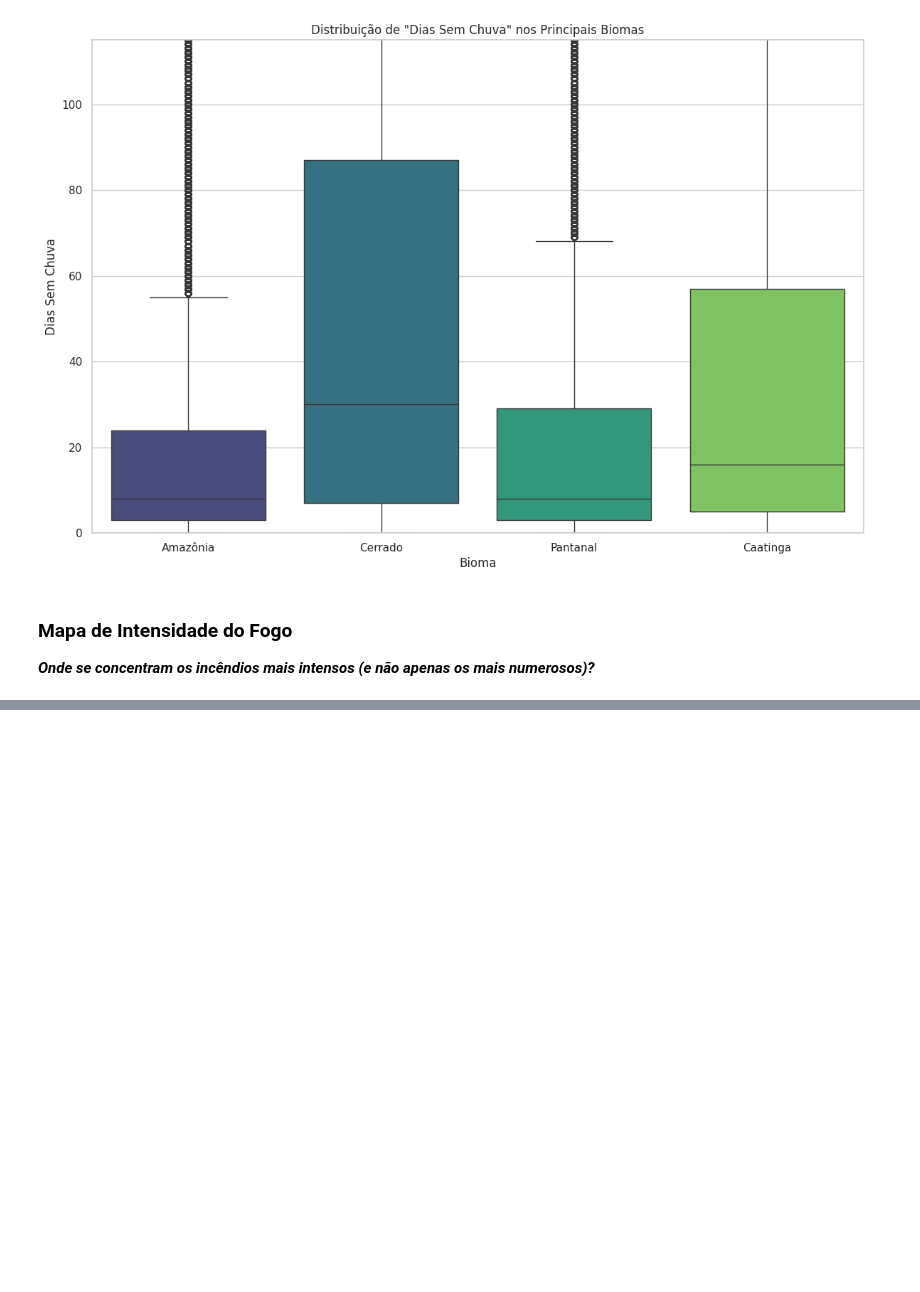
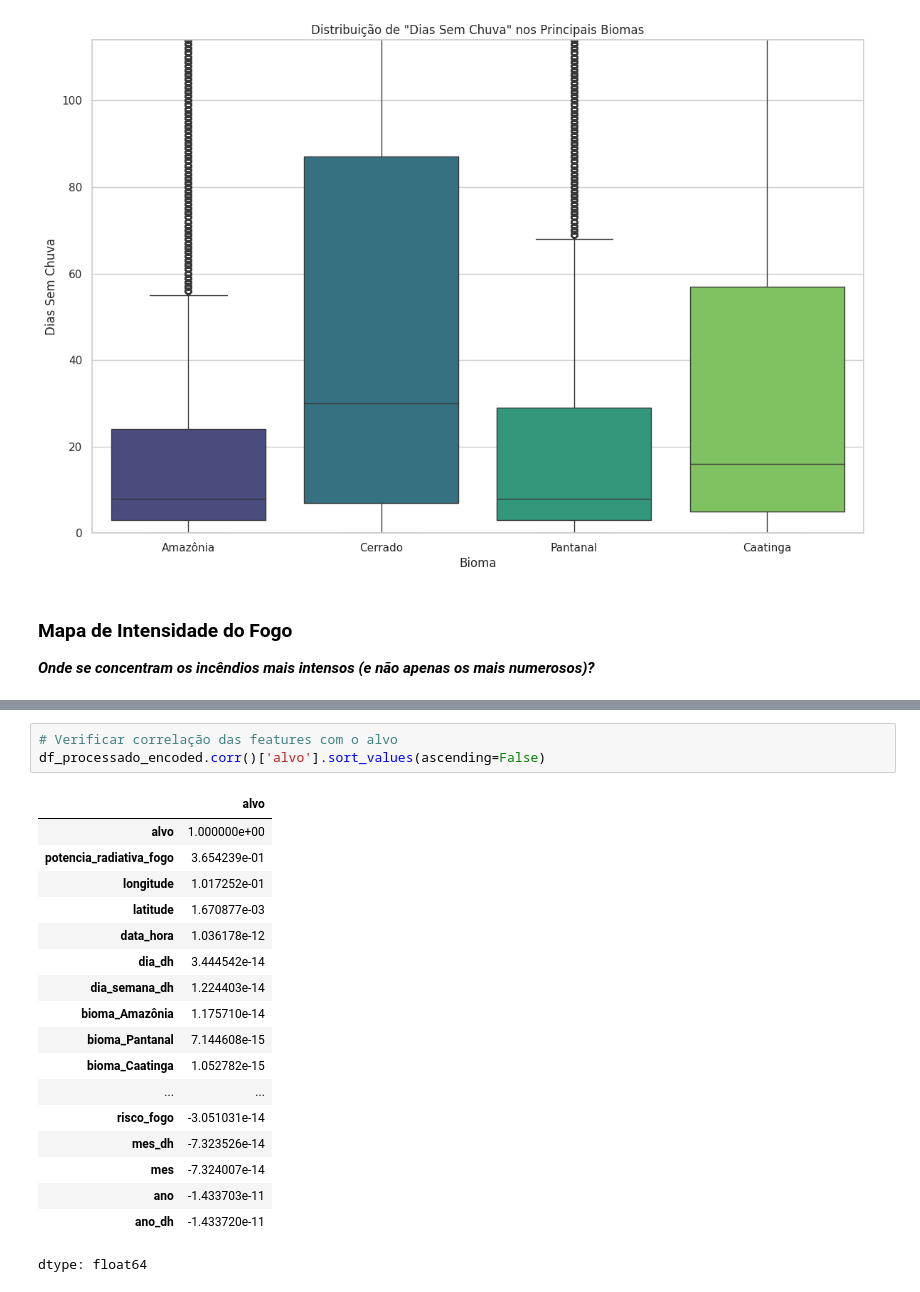
Before and after one commit to marcovsilva/projeto_predi-o_analise_focos_queimadas, a Jupyter notebook: predição_analise_focos_queimadas.ipynb, the cells around one changed output, grey strips where cells are left out. Saved outputs shown, nothing was run; the diff lists cells and outputs as text; blank space fills up the shorter version.

```diff
--- a/predição_analise_focos_queimadas.ipynb
+++ b/predição_analise_focos_queimadas.ipynb
@@ -572,3 +618,25 @@ Média f1: 0.9996 (+/- 0.0002)
 
 Salvando resultados da validação cruzada em 'resultados_cv_regressao_logistica.txt'
 Resultados salvos com sucesso!
+# %%
+# Verificar correlação das features com o alvo
+df_processado_encoded.corr()['alvo'].sort_values(ascending=False)
+# %% [output]
+|  | alvo |
+| alvo | 1.000000e+00 |
+| potencia_radiativa_fogo | 3.654239e-01 |
+| longitude | 1.017252e-01 |
+| latitude | 1.670877e-03 |
+| data_hora | 1.036178e-12 |
+| dia_dh | 3.444542e-14 |
+| dia_semana_dh | 1.224403e-14 |
+| bioma_Amazônia | 1.175710e-14 |
+| bioma_Pantanal | 7.144608e-15 |
+| bioma_Caatinga | 1.052782e-15 |
+| ... | ... |
+| risco_fogo | -3.051031e-14 |
+| mes_dh | -7.323526e-14 |
+| mes | -7.324007e-14 |
+| ano | -1.433703e-11 |
+| ano_dh | -1.433720e-11 |
+dtype: float64
```
Also changed, not shown: parts of 34 cells of this notebook.
